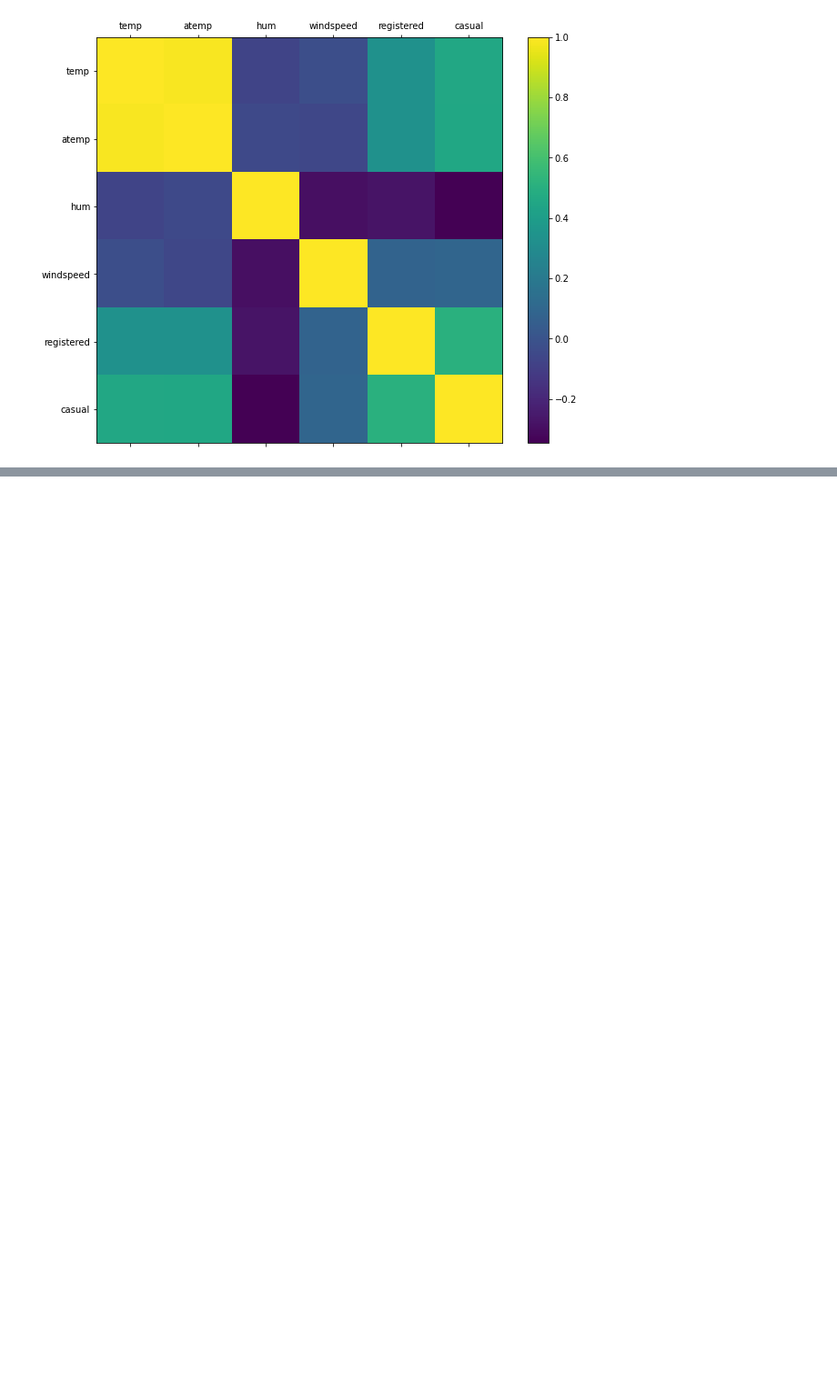
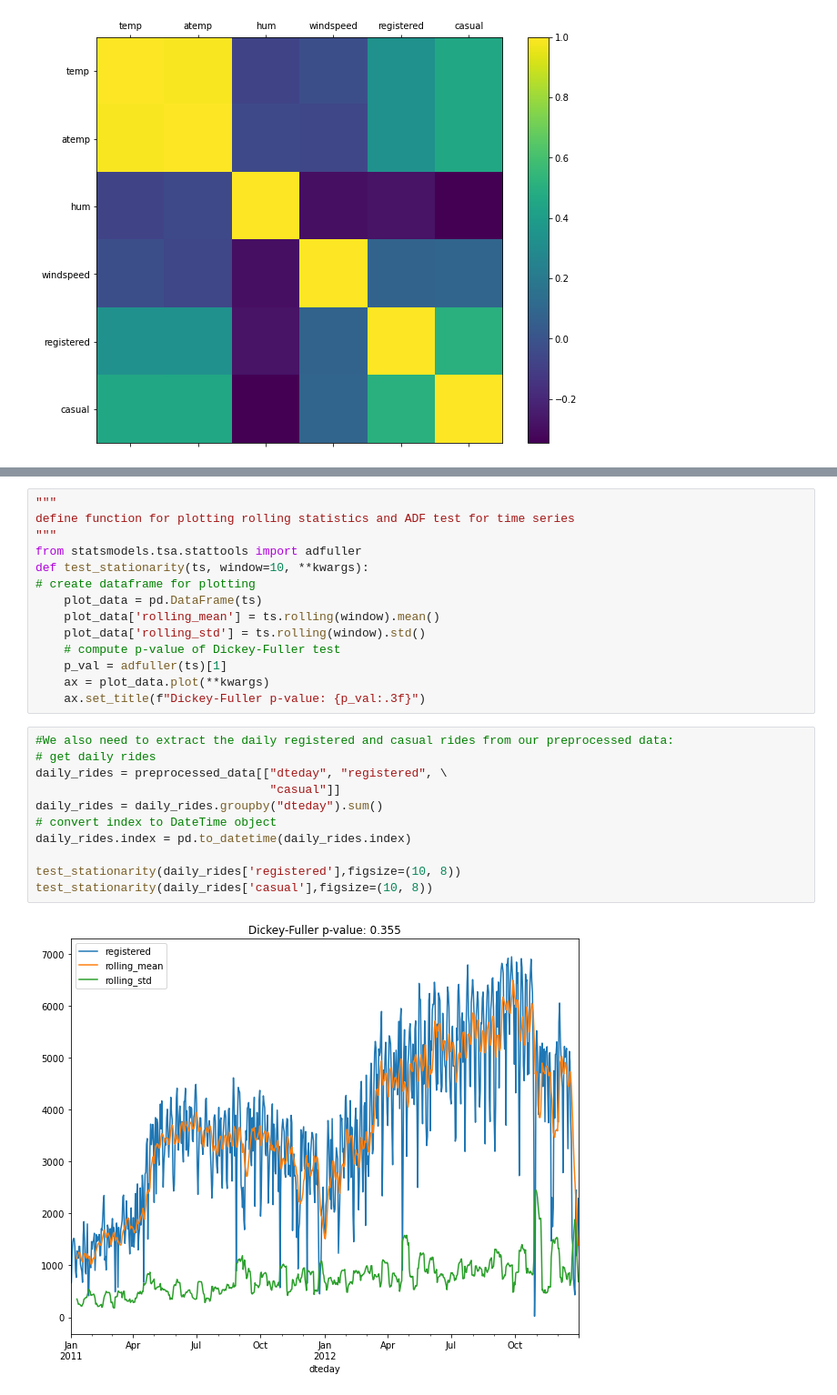
Before and after one commit to gianmaranon/biking_analysis, a Jupyter notebook: sharing_bike.ipynb, the cells around one changed output, grey strips where cells are left out. Shown at 91% size. Cells and saved outputs as stored; diff of their text form; blank space fills up the shorter version.

Commit message:
Completed time series

```diff
--- a/sharing_bike.ipynb
+++ b/sharing_bike.ipynb
@@ -806,0 +825,27 @@ fig.savefig('figs/correlations.png', format='png')
+# %%
+"""
+define function for plotting rolling statistics and ADF test for time series
+"""
+from statsmodels.tsa.stattools import adfuller
+def test_stationarity(ts, window=10, **kwargs):
+# create dataframe for plotting
+    plot_data = pd.DataFrame(ts)
+    plot_data['rolling_mean'] = ts.rolling(window).mean()
+    plot_data['rolling_std'] = ts.rolling(window).std()
+    # compute p-value of Dickey-Fuller test
+    p_val = adfuller(ts)[1]
+    ax = plot_data.plot(**kwargs)
+    ax.set_title(f"Dickey-Fuller p-value: {p_val:.3f}")
+# %%
+#We also need to extract the daily registered and casual rides from our preprocessed data:
+# get daily rides
+daily_rides = preprocessed_data[["dteday", "registered", \
+                                 "casual"]]
+daily_rides = daily_rides.groupby("dteday").sum()
+# convert index to DateTime object
+daily_rides.index = pd.to_datetime(daily_rides.index)
+
+test_stationarity(daily_rides['registered'],figsize=(10, 8))
+test_stationarity(daily_rides['casual'],figsize=(10, 8))
+# %% [output]
+[figure, added]
```
Also changed, not shown: parts of 17 cells of this notebook, 6 other files.
